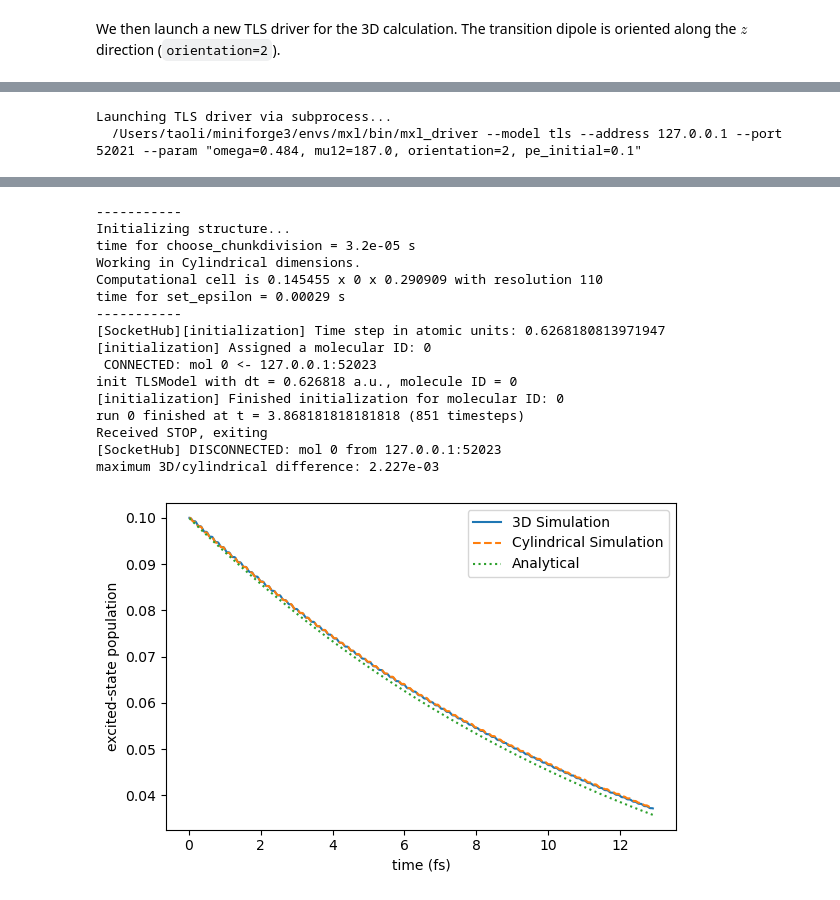
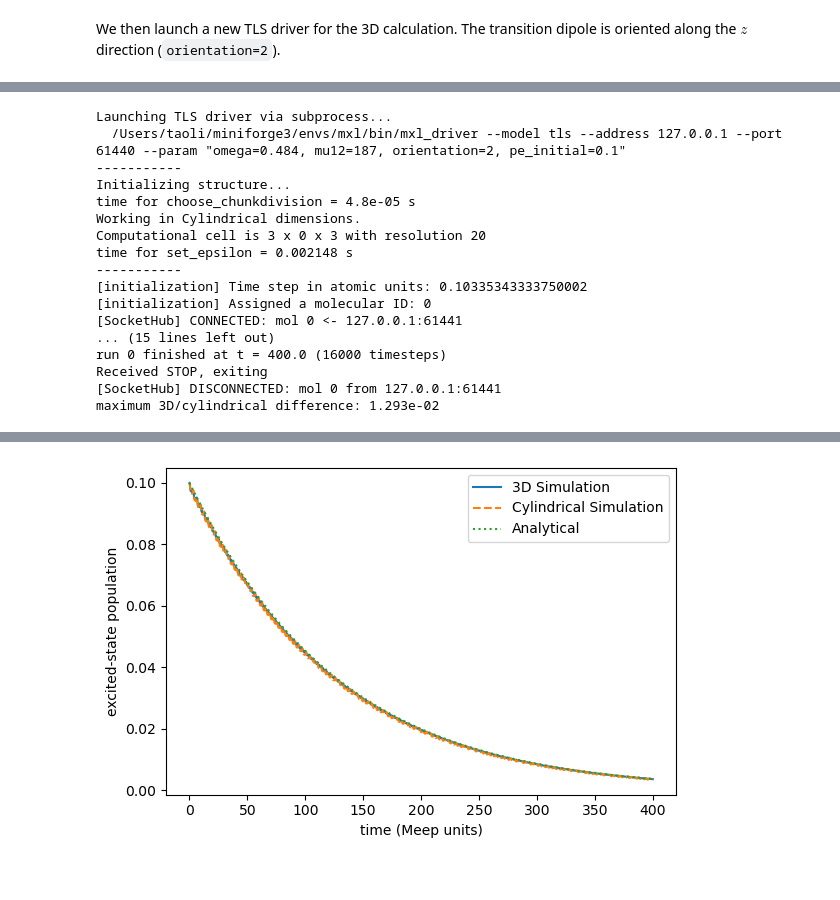
Before and after one commit to Andresfb-SciDev/MaxwellLink_mod, a Jupyter notebook: tutorials/07_meep_tls_spontaneous_emission.ipynb, the cells around one changed output, grey strips where cells are left out. Saved outputs shown, nothing was run; the diff lists cells and outputs as text; code cells hidden in the pictures.

```diff
--- a/tutorials/07_meep_tls_spontaneous_emission.ipynb
+++ b/tutorials/07_meep_tls_spontaneous_emission.ipynb
@@ -253,20 +234,20 @@ hub_3d = mxl.SocketHub(
 molecule_3d = mxl.Molecule(
     hub=hub_3d,
     center=mp.Vector3(0, 0, 0),
-    size=mp.Vector3(molecule_size_3d, molecule_size_3d, molecule_size_3d),
-    sigma=sigma_3d,
+    size=mp.Vector3(1, 1, 1),
+    sigma=0.1,
     dimensions=3,
-    resolution=resolution_3d,
+    resolution=10,
     polarization_type="transverse",
 )
 
 sim_3d = mxl.MeepSimulation(
     hub=hub_3d,
     molecules=[molecule_3d],
-    cell_size=mp.Vector3(cell_length_3d, cell_length_3d, cell_length_3d),
-    boundary_layers=[mp.PML(pml_thickness_3d)],
-    resolution=resolution_3d,
-    length_units_nm=length_units_nm_3d,
+    cell_size=mp.Vector3(3, 3, 3),
+    boundary_layers=[mp.PML(1.0)],
+    resolution=10,
+    time_units_fs=0.1,
 )
 
 print(f"3D SocketHub listening on {host_3d}:{port_3d}")
@@ -297,8 +278,7 @@ def launch_tls_driver_3d(host, port, sleep_time=0.5):
         raise RuntimeError("mxl_driver executable not found in PATH.")
     cmd = (
         f"{executable} --model tls --address {host} --port {port}"
-        f' --param "omega={omega_au_3d}, mu12={mu12_au_3d}, '
-        f'orientation=2, pe_initial={pe_initial_3d}"'
+        f' --param "omega=0.484, mu12=187, orientation=2, pe_initial=0.1"'
     )
     print("Launching TLS driver via subprocess...")
     print("  " + cmd)
@@ -308,7 +288,7 @@ def launch_tls_driver_3d(host, port, sleep_time=0.5):
 
 
 launch_tls_driver_3d(host_3d, port_3d)
-sim_3d.run(steps=steps_3d)
+sim_3d.run(until=400)
 
 time_au_3d = np.real(molecule_3d.extra["time_au"])
 population_3d = np.real(molecule_3d.extra["Pe"])
@@ -436,36 +408,58 @@ Cylindrical SocketHub listening on 127.0.0.1:52021
 # %%
 launch_tls_driver_3d(host_cyl, port_cyl)
-sim_cyl.run(steps=steps_3d)
+sim_cyl.run(until=400)
 
 time_au_cyl = np.real(molecule_cyl.extra["time_au"])
+time_fs_cyl = time_au_cyl * 0.02418884254
+time_meep_cyl = time_fs_cyl / 0.1
 population_cyl = np.real(molecule_cyl.extra["Pe"])
 
-n_common = min(population_3d.size, population_cyl.size)
-relative_difference = (
-    np.max(np.abs(population_3d[:n_common] - population_cyl[:n_common]))
-    / pe_initial_3d
+# The two resolutions have different time steps, so compare at common times
+overlap_3d = (time_meep_3d >= time_meep_cyl[0]) & (
+    time_meep_3d <= time_meep_cyl[-1]
 )
+population_cyl_on_3d = np.interp(
+    time_meep_3d[overlap_3d], time_meep_cyl, population_cyl
+)
+relative_difference = np.max(
+    np.abs(population_3d[overlap_3d] - population_cyl_on_3d)
+) / initial_3d
 print(f"maximum 3D/cylindrical difference: {relative_difference:.3e}")
 
 plt.figure(figsize=(6, 4))
-plt.plot(time_au_3d * AU_TO_FS, population_3d, label="3D Simulation")
+plt.plot(time_meep_3d, population_3d, label="3D Simulation")
 plt.plot(
-    time_au_cyl * AU_TO_FS,
+    time_meep_cyl,
     population_cyl,
     label="Cylindrical Simulation",
     linestyle="--",
 )
 plt.plot(
-    time_au_3d * AU_TO_FS,
+    time_meep_3d,
     reference_3d,
     label="Analytical",
     linestyle=":",
 )
-plt.xlabel("time (fs)")
+plt.xlabel("time (Meep units)")
 plt.ylabel("excited-state population")
 plt.legend()
 plt.tight_layout()
 plt.show()
 # %% [output]
 Launching TLS driver via subprocess...
-  /Users/taoli/miniforge3/envs/mxl/bin/mxl_driver --model tls --address 127.0.0.1 --port 52021 --param "omega=0.484, mu12=187.0, orientation=2, pe_initial=0.1"
+  /Users/taoli/miniforge3/envs/mxl/bin/mxl_driver --model tls --address 127.0.0.1 --port 61440 --param "omega=0.484, mu12=187, orientation=2, pe_initial=0.1"
+-----------
+Initializing structure...
+time for choose_chunkdivision = 4.8e-05 s
+Working in Cylindrical dimensions.
+Computational cell is 3 x 0 x 3 with resolution 20
+time for set_epsilon = 0.002148 s
+-----------
+[initialization] Time step in atomic units: 0.10335343333750002
+[initialization] Assigned a molecular ID: 0
+[SocketHub] CONNECTED: mol 0 <- 127.0.0.1:61441
+... (15 lines left out)
+run 0 finished at t = 400.0 (16000 timesteps)
+Received STOP, exiting
+[SocketHub] DISCONNECTED: mol 0 from 127.0.0.1:61441
+maximum 3D/cylindrical difference: 1.293e-02
@@ -473,17 +466 @@ Warning: grid volume is not an integer number of pixels; cell size will be round
------------
-Initializing structure...
-time for choose_chunkdivision = 3.2e-05 s
-Working in Cylindrical dimensions.
-Computational cell is 0.145455 x 0 x 0.290909 with resolution 110
-time for set_epsilon = 0.00029 s
------------
-[SocketHub][initialization] Time step in atomic units: 0.6268180813971947
-[initialization] Assigned a molecular ID: 0
- CONNECTED: mol 0 <- 127.0.0.1:52023
-init TLSModel with dt = 0.626818 a.u., molecule ID = 0
-[initialization] Finished initialization for molecular ID: 0
-run 0 finished at t = 3.868181818181818 (851 timesteps)
-Received STOP, exiting
-[SocketHub] DISCONNECTED: mol 0 from 127.0.0.1:52023
-maximum 3D/cylindrical difference: 2.227e-03
-[figure, old version]
+[figure, new version]
```
Also changed, not shown: parts of 10 cells of this notebook, 2 other files.
